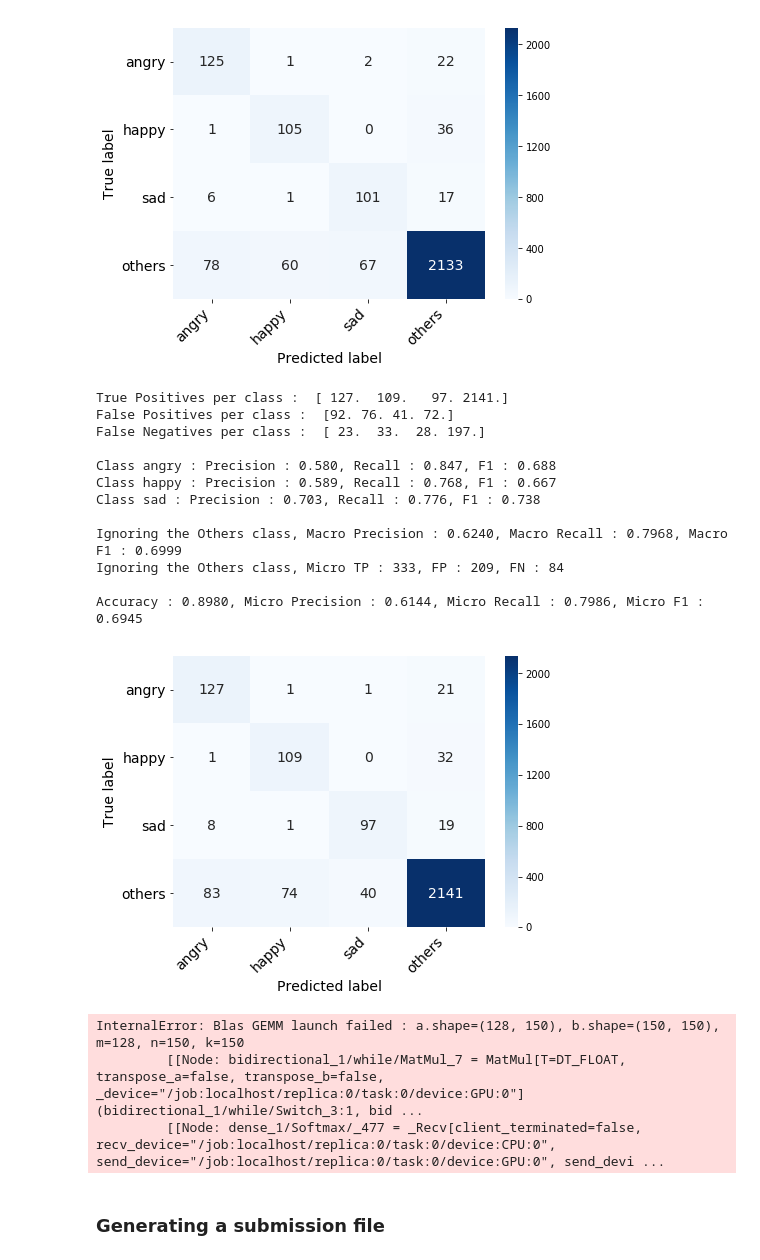
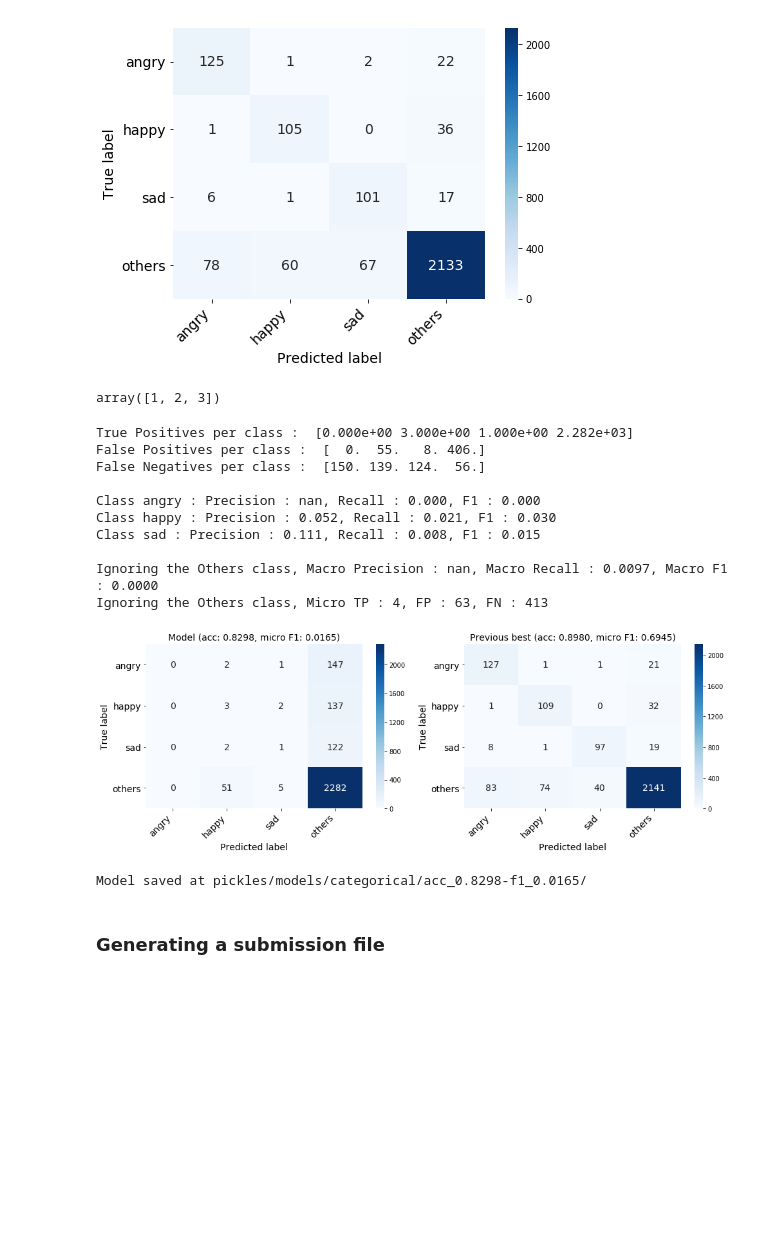
Before and after one commit to Garfounkel/emotion_analysis, a Jupyter notebook: playground.ipynb, the cells around one changed output. Cells and saved outputs as stored; diff of their text form; code cells hidden in the pictures; blank space fills up the shorter version.

Commit message:
[SRC] Added a better model saver and loader

```diff
--- a/playground.ipynb
+++ b/playground.ipynb
@@ -352,9 +355,11 @@ Accuracy : 0.9002, Micro Precision : 0.6171, Micro Recall : 0.8153, Micro F1 : 0
 # %%
 model = load_model('pickles/models/best.h5')
+# %%
+model = load_model('pickles/models/tst_acc_0.89-tst_f1_0.878-res_f1_0.68.h5')
 # %%
 last_best = load_model('pickles/models/val_acc_0.888-tst_f1_0.869-res_f1_0.694.h5')
 # %%
-compare_dict = pickle.load(open('pickles/models/compare_dict_4v4.sav', 'rb'))
+compared_metrics = pickle.load(open('pickles/models/compare_dict_4v4.sav', 'rb'))
 # %% [markdown]
 #### Test set
 # %%
@@ -373,19 +378,3 @@ Ignoring the Others class, Micro TP : 331, FP : 216, FN : 86
 
 Accuracy : 0.8944, Micro Precision : 0.6051, Micro Recall : 0.7938, Micro F1 : 0.6867
 [figure]
-# %%
-y_pred_test = get_predictions(last_best, X_test, y_test) # Last Best
-# %% [output]
-True Positives per class :  [ 127.  109.   97. 2141.]
-False Positives per class :  [92. 76. 41. 72.]
-False Negatives per class :  [ 23.  33.  28. 197.]
-
-Class angry : Precision : 0.580, Recall : 0.847, F1 : 0.688
-Class happy : Precision : 0.589, Recall : 0.768, F1 : 0.667
-Class sad : Precision : 0.703, Recall : 0.776, F1 : 0.738
-
-Ignoring the Others class, Macro Precision : 0.6240, Macro Recall : 0.7968, Macro F1 : 0.6999
-Ignoring the Others class, Micro TP : 333, FP : 209, FN : 84
-
-Accuracy : 0.8980, Micro Precision : 0.6144, Micro Recall : 0.7986, Micro F1 : 0.6945
-[figure, removed]
@@ -399,6 +380,0 @@ compare_dict = {'f1': 0.6945, 'acc': 0.8980, 'cm': ncm}
-# %%
-_, model_compare_dict = compare_metrics(model, X_test, y_test, compare_d)
-# %% [output]
-InternalError: Blas GEMM launch failed : a.shape=(128, 150), b.shape=(150, 150), m=128, n=150, k=150
-         [[Node: bidirectional_1/while/MatMul_7 = MatMul[T=DT_FLOAT, transpose_a=false, transpose_b=false, _device="/job:localhost/replica:0/task:0/device:GPU:0"](bidirectional_1/while/Switch_3:1, bid ...
-         [[Node: dense_1/Softmax/_477 = _Recv[client_terminated=false, recv_device="/job:localhost/replica:0/task:0/device:CPU:0", send_device="/job:localhost/replica:0/task:0/device:GPU:0", send_devi ...
@@ -409,3 +381,26 @@ pickle.dump(model_compare_dict, open('pickles/models/compare_dict_4v4.sav', 'wb'
+# %%
+y_pred_test, proba_preds = get_predictions(model, X_test)
+np.unique(y_pred_test)
+# %% [output]
+array([1, 2, 3])
+# %%
+model_metrics = compare_metrics(proba_preds, y_test, compared_metrics, binary_model=False)
+# %% [output]
+True Positives per class :  [0.000e+00 3.000e+00 1.000e+00 2.282e+03]
+False Positives per class :  [  0.  55.   8. 406.]
+False Negatives per class :  [150. 139. 124.  56.]
+
+Class angry : Precision : nan, Recall : 0.000, F1 : 0.000
+Class happy : Precision : 0.052, Recall : 0.021, F1 : 0.030
+Class sad : Precision : 0.111, Recall : 0.008, F1 : 0.015
+
+Ignoring the Others class, Macro Precision : nan, Macro Recall : 0.0097, Macro F1 : 0.0000
+Ignoring the Others class, Micro TP : 4, FP : 63, FN : 413
+[figure, added]
+# %%
+save_model_full(model, emb_matrix, word_index, model_metrics)
+# %% [output]
+Model saved at pickles/models/categorical/acc_0.8298-f1_0.0165/
 # %% [markdown]
 ### Generating a submission file
 # %%
```
Also changed, not shown: parts of 8 cells of this notebook, 4 other files.
